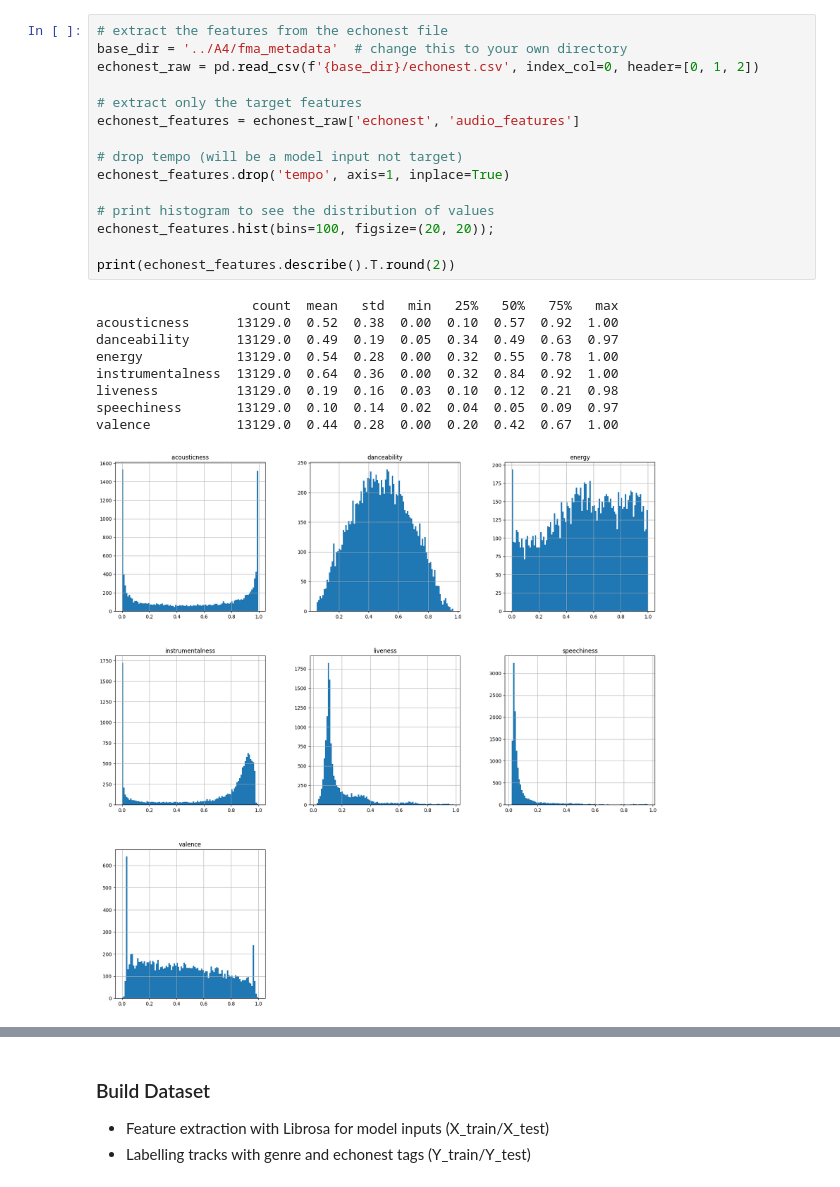
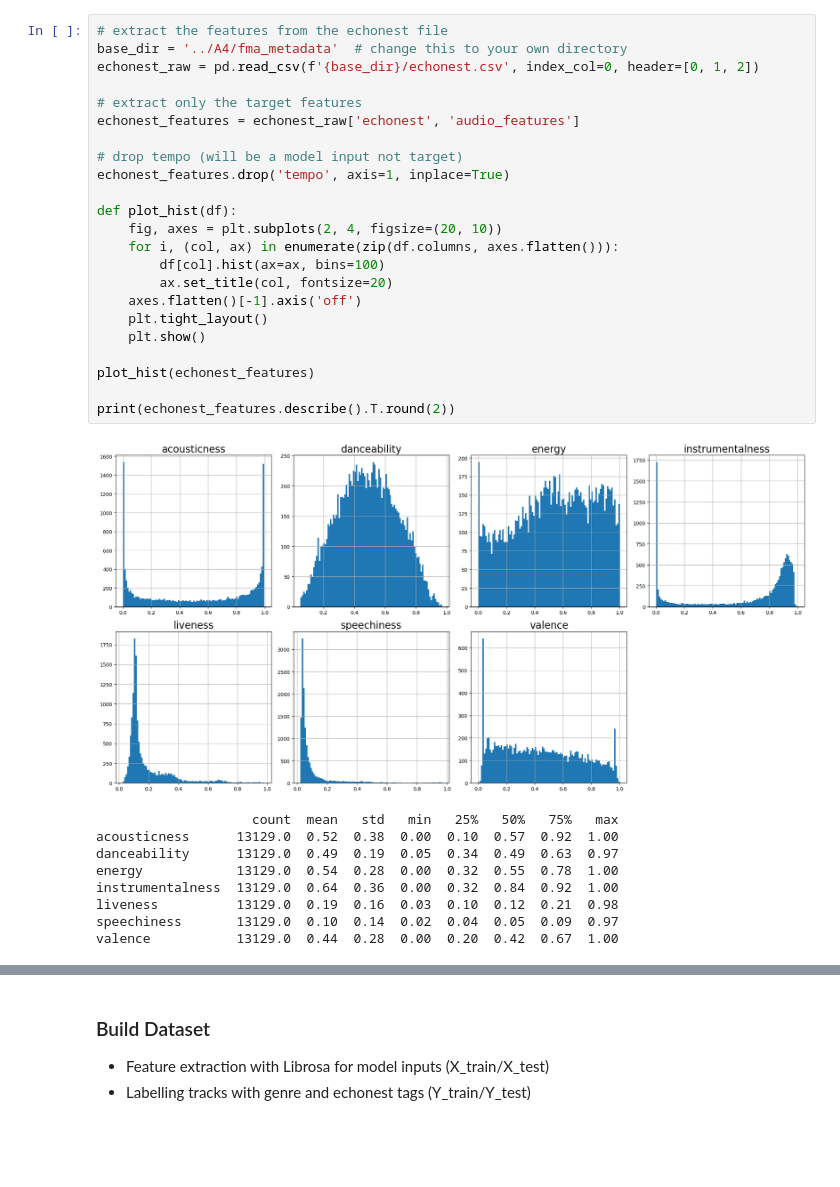
Before and after one commit to jasont7/music-tagging-project, a Jupyter notebook: main.ipynb, the cells around one changed output, grey strips where cells are left out. Cells and saved outputs as stored; diff of their text form; blank space fills up the shorter version.

```diff
--- a/main.ipynb
+++ b/main.ipynb
@@ -27,19 +27,28 @@ plt.rcParams['figure.figsize'] = (12, 5)
 # %%
 # extract the features from the echonest file
 base_dir = '../A4/fma_metadata'  # change this to your own directory
 echonest_raw = pd.read_csv(f'{base_dir}/echonest.csv', index_col=0, header=[0, 1, 2])
 
 # extract only the target features
 echonest_features = echonest_raw['echonest', 'audio_features']
 
 # drop tempo (will be a model input not target)
 echonest_features.drop('tempo', axis=1, inplace=True)
 
-# print histogram to see the distribution of values
-echonest_features.hist(bins=100, figsize=(20, 20));
+def plot_hist(df):
+    fig, axes = plt.subplots(2, 4, figsize=(20, 10))
+    for i, (col, ax) in enumerate(zip(df.columns, axes.flatten())):
+        df[col].hist(ax=ax, bins=100)
+        ax.set_title(col, fontsize=20)
+    axes.flatten()[-1].axis('off')
+    plt.tight_layout()
+    plt.show()
+
+plot_hist(echonest_features)
 
 print(echonest_features.describe().T.round(2))
 # %% [output]
+[figure, new version]
                     count  mean   std   min   25%   50%   75%   max
 acousticness      13129.0  0.52  0.38  0.00  0.10  0.57  0.92  1.00
 danceability      13129.0  0.49  0.19  0.05  0.34  0.49  0.63  0.97
@@ -48,4 +57,3 @@ instrumentalness  13129.0  0.64  0.36  0.00  0.32  0.84  0.92  1.00
 liveness          13129.0  0.19  0.16  0.03  0.10  0.12  0.21  0.98
 speechiness       13129.0  0.10  0.14  0.02  0.04  0.05  0.09  0.97
 valence           13129.0  0.44  0.28  0.00  0.20  0.42  0.67  1.00
-[figure, old version]
```
Also changed, not shown: parts of 23 cells of this notebook, 5 other files.
